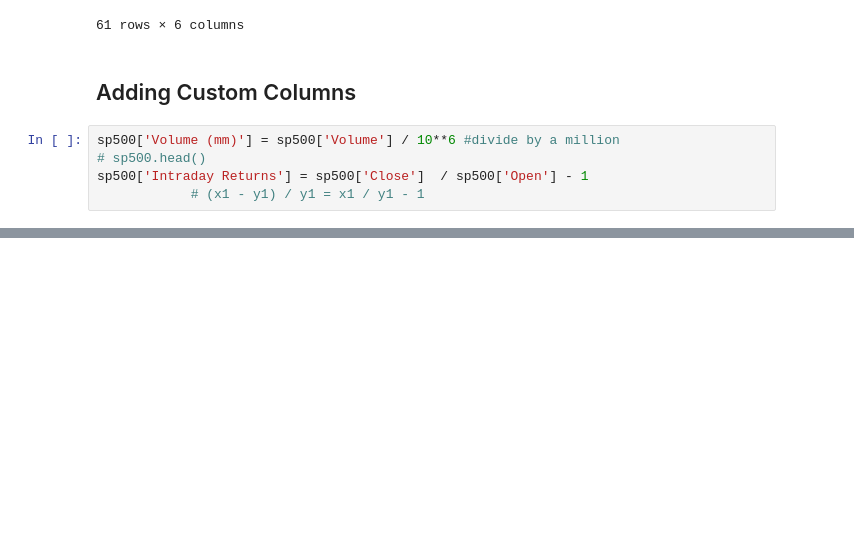
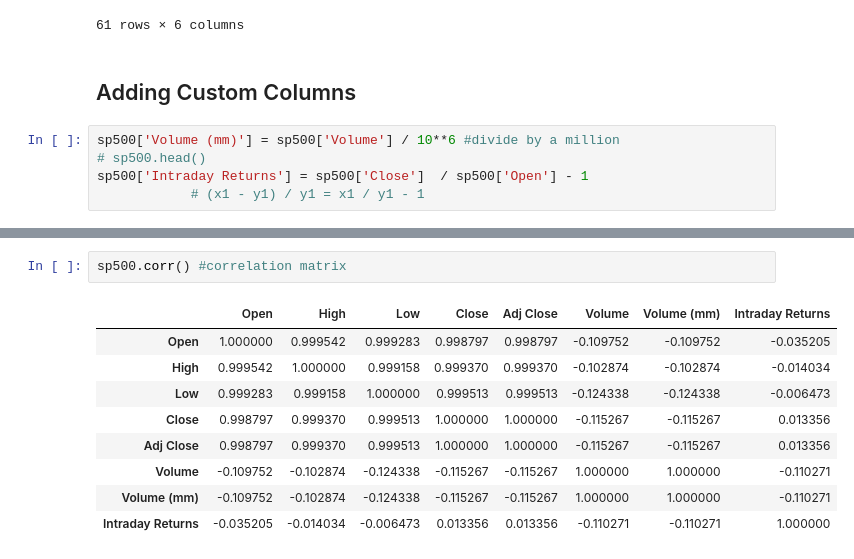
Before and after one commit to TheMarqueeGroup/JPM_DS_Apr2024, a Jupyter notebook: day1_notes.ipynb, the cells around one changed output, grey strips where cells are left out. Cells and saved outputs as stored; diff of their text form; blank space fills up the shorter version.

```diff
--- a/day1_notes.ipynb
+++ b/day1_notes.ipynb
@@ -229,0 +362,12 @@ sp500.head(3)
+# %%
+sp500.corr() #correlation matrix
+# %% [output]
+|  | Open | High | Low | Close | Adj Close | Volume | Volume (mm) | Intraday Returns |
+| Open | 1.000000 | 0.999542 | 0.999283 | 0.998797 | 0.998797 | -0.109752 | -0.109752 | -0.035205 |
+| High | 0.999542 | 1.000000 | 0.999158 | 0.999370 | 0.999370 | -0.102874 | -0.102874 | -0.014034 |
+| Low | 0.999283 | 0.999158 | 1.000000 | 0.999513 | 0.999513 | -0.124338 | -0.124338 | -0.006473 |
+| Close | 0.998797 | 0.999370 | 0.999513 | 1.000000 | 1.000000 | -0.115267 | -0.115267 | 0.013356 |
+| Adj Close | 0.998797 | 0.999370 | 0.999513 | 1.000000 | 1.000000 | -0.115267 | -0.115267 | 0.013356 |
+| Volume | -0.109752 | -0.102874 | -0.124338 | -0.115267 | -0.115267 | 1.000000 | 1.000000 | -0.110271 |
+| Volume (mm) | -0.109752 | -0.102874 | -0.124338 | -0.115267 | -0.115267 | 1.000000 | 1.000000 | -0.110271 |
+| Intraday Returns | -0.035205 | -0.014034 | -0.006473 | 0.013356 | 0.013356 | -0.110271 | -0.110271 | 1.000000 |
```
Also changed, not shown: parts of 28 cells of this notebook, 1 other file.
